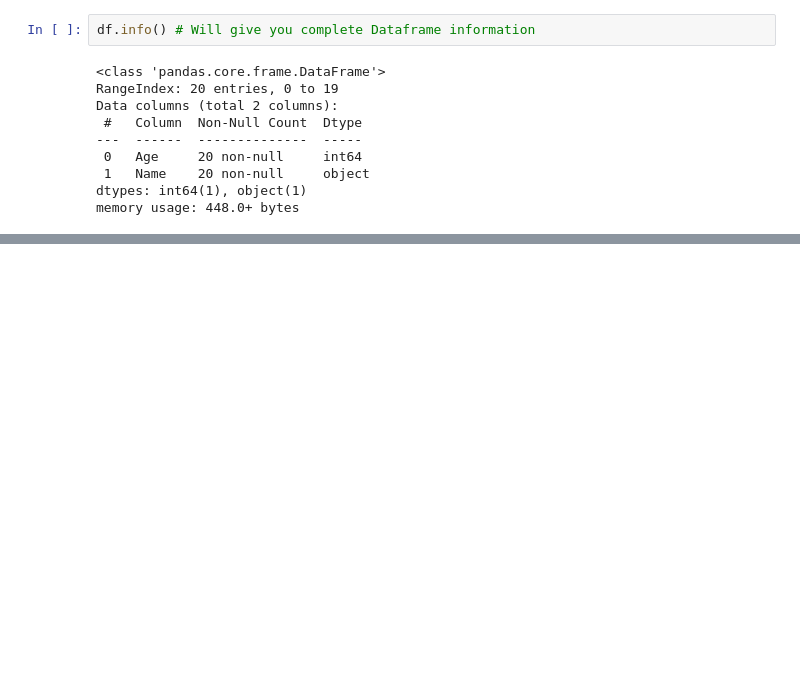
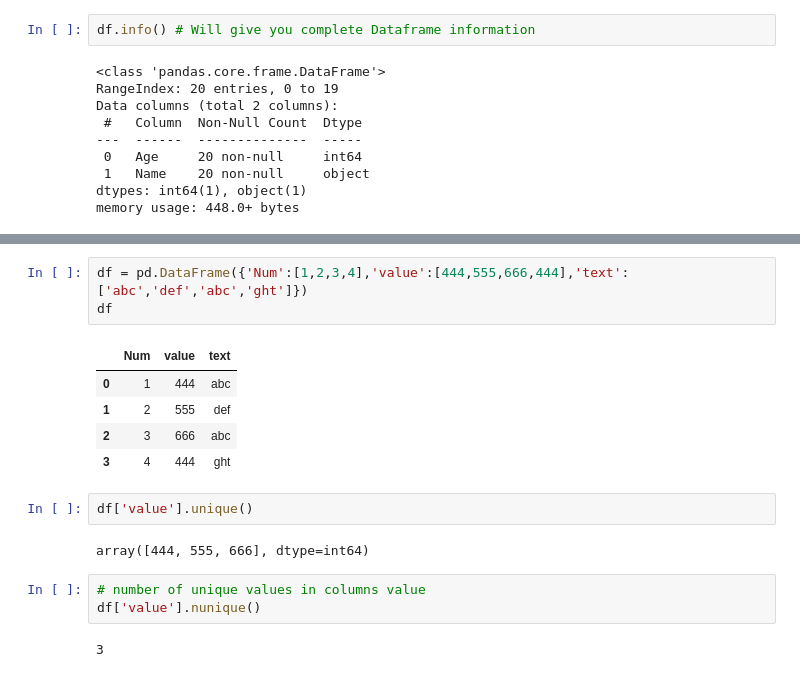
Before and after one commit to Deepanshuchauhan123/Machine-Learning, a Jupyter notebook: Pandas/Pandas.ipynb, the cells around one changed output, grey strips where cells are left out. Saved outputs shown, nothing was run; the diff lists cells and outputs as text; blank space fills up the shorter version.

```diff
--- a/Pandas/Pandas.ipynb
+++ b/Pandas/Pandas.ipynb
@@ -371,0 +382,18 @@ df.sort_index(axis=0, ascending=True)
+# %%
+df = pd.DataFrame({'Num':[1,2,3,4],'value':[444,555,666,444],'text':['abc','def','abc','ght']})
+df
+# %% [output]
+|  | Num | value | text |
+| 0 | 1 | 444 | abc |
+| 1 | 2 | 555 | def |
+| 2 | 3 | 666 | abc |
+| 3 | 4 | 444 | ght |
+# %%
+df['value'].unique()
+# %% [output]
+array([444, 555, 666], dtype=int64)
+# %%
+# number of unique values in columns value
+df['value'].nunique()
+# %% [output]
+3
```
Also changed, not shown: parts of 35 cells of this notebook.
